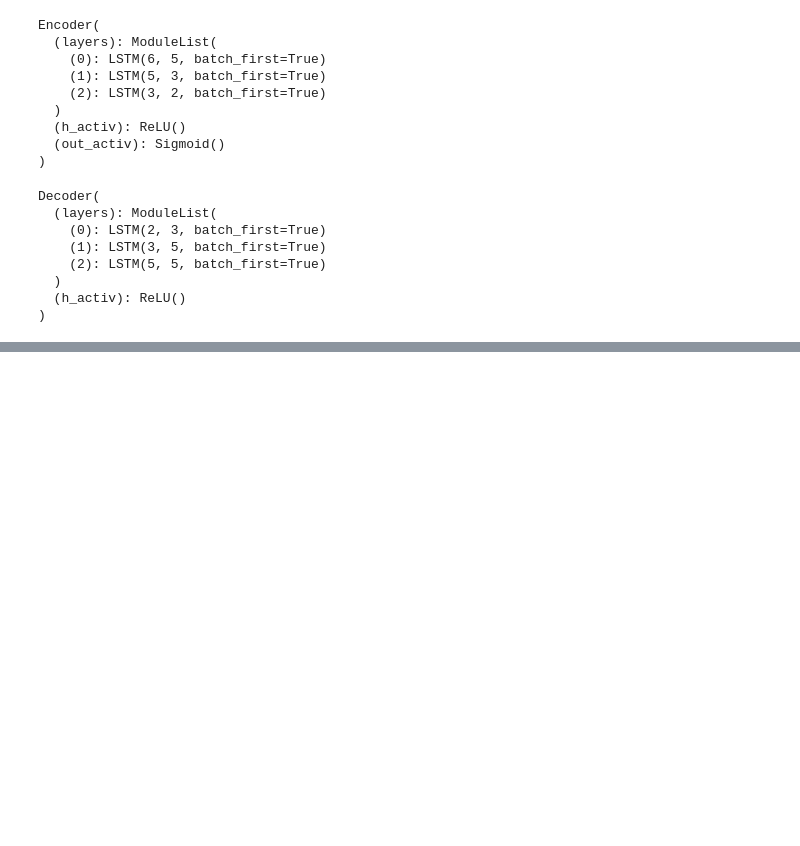
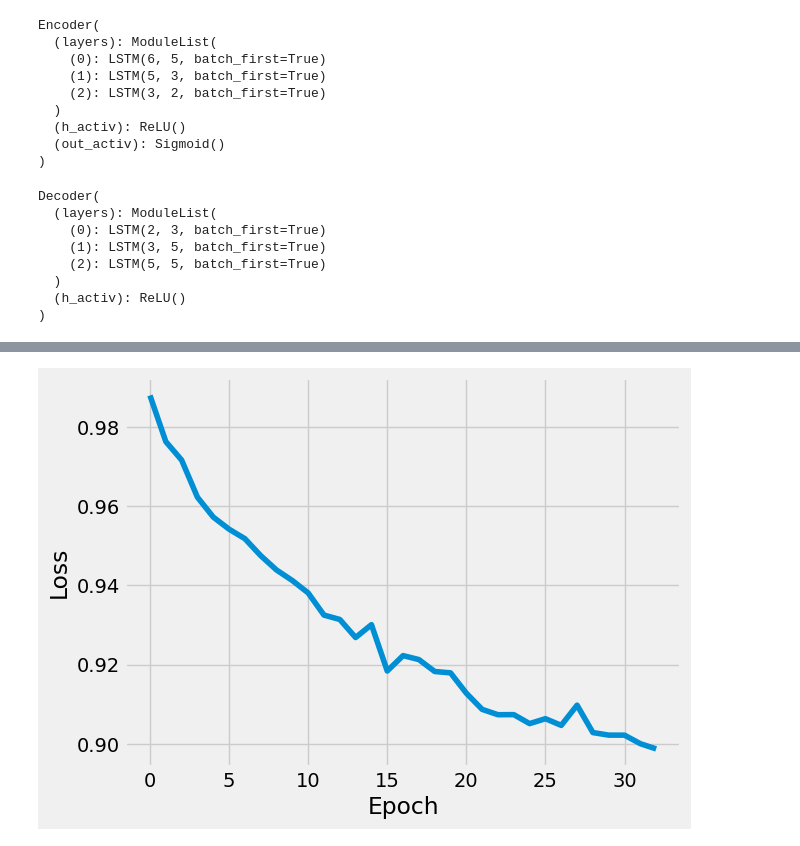
Before and after one commit to aalbayrak394/ComTec-I, a Jupyter notebook: notebooks/autoencoder/02-LSTMAutoencoder.ipynb, the cells around one changed output, grey strips where cells are left out. Saved outputs shown, nothing was run; the diff lists cells and outputs as text; code cells hidden in the pictures; blank space fills up the shorter version.

```diff
--- a/notebooks/autoencoder/02-LSTMAutoencoder.ipynb
+++ b/notebooks/autoencoder/02-LSTMAutoencoder.ipynb
@@ -156,3 +160,5 @@ for i, l in enumerate(mean_losses):
 # %%
 # find max epoch to prevent overfitting
-plot(mean_losses)
+plot(mean_losses[:33])
+# %% [output]
+[figure, added]
```
Also changed, not shown: parts of 2 cells of this notebook, 3 other files.
